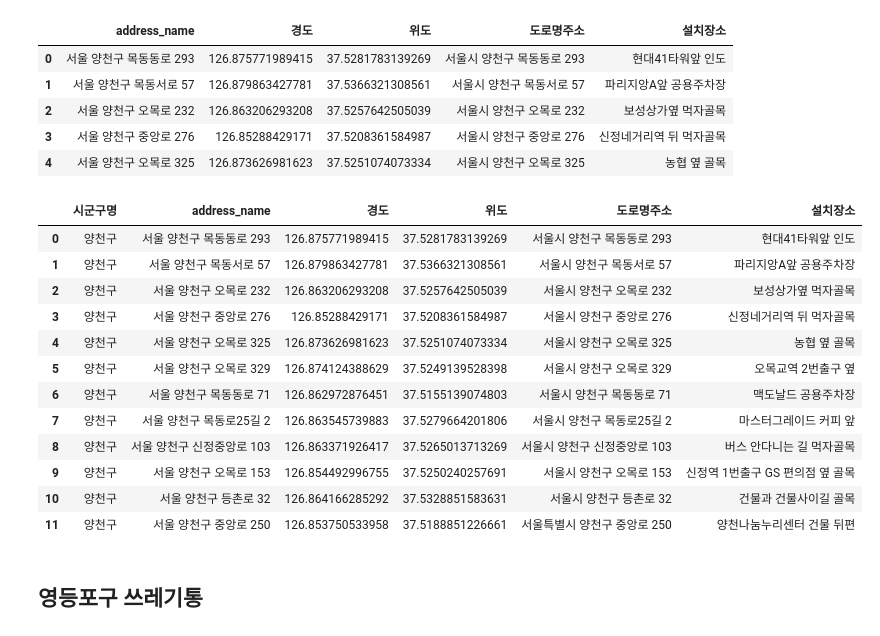
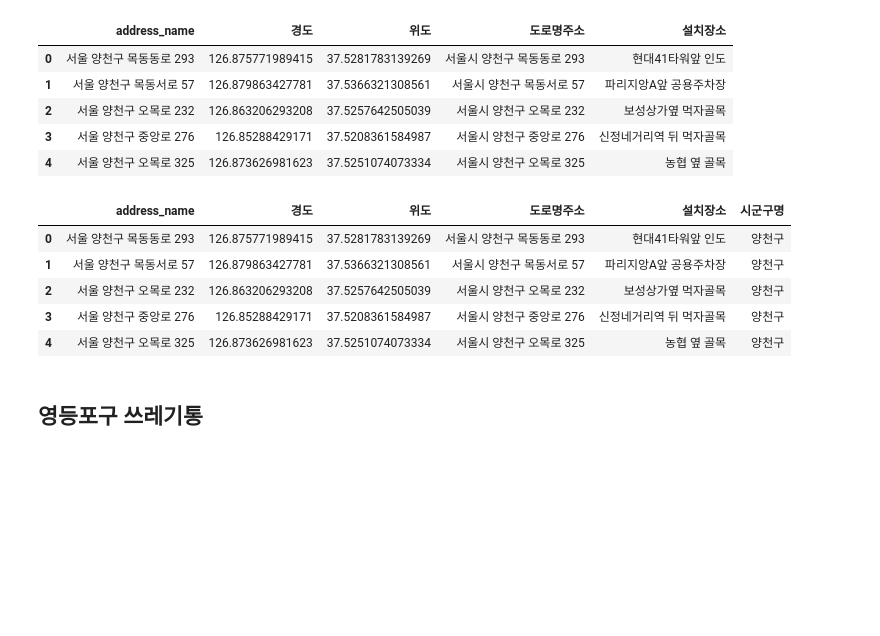
Before and after one commit to HyenC/CigaretteButtBins, a Jupyter notebook: 쓰레기통위경도매칭.ipynb, the cells around one changed output. Drawn from its saved outputs; the diff is of its cells as text; code cells hidden in the pictures; blank space fills up the shorter version.

```diff
--- a/쓰레기통위경도매칭.ipynb
+++ b/쓰레기통위경도매칭.ipynb
@@ -556,20 +521,14 @@ yangcheon_m.head()
 yangcheon_m['시군구명'] = '양천구'
 # %%
 yangcheon_m[['시군구명', 'address_name', '경도', '위도', '도로명주소', '설치장소']]
+yangcheon_m.head()
 # %% [output]
-|  | 시군구명 | address_name | 경도 | 위도 | 도로명주소 | 설치장소 |
-| 0 | 양천구 | 서울 양천구 목동동로 293 | 126.875771989415 | 37.5281783139269 | 서울시 양천구 목동동로 293 | 현대41타워앞 인도 |
-| 1 | 양천구 | 서울 양천구 목동서로 57 | 126.879863427781 | 37.5366321308561 | 서울시 양천구 목동서로 57 | 파리지앙A앞 공용주차장 |
-| 2 | 양천구 | 서울 양천구 오목로 232 | 126.863206293208 | 37.5257642505039 | 서울시 양천구 오목로 232 | 보성상가옆 먹자골목 |
-| 3 | 양천구 | 서울 양천구 중앙로 276 | 126.85288429171 | 37.5208361584987 | 서울시 양천구 중앙로 276 | 신정네거리역 뒤 먹자골목 |
-| 4 | 양천구 | 서울 양천구 오목로 325 | 126.873626981623 | 37.5251074073334 | 서울시 양천구 오목로 325 | 농협 옆 골목 |
-| 5 | 양천구 | 서울 양천구 오목로 329 | 126.874124388629 | 37.5249139528398 | 서울시 양천구 오목로 329 | 오목교역 2번출구 옆 |
-| 6 | 양천구 | 서울 양천구 목동동로 71 | 126.862972876451 | 37.5155139074803 | 서울시 양천구 목동동로 71 | 맥도날드 공용주차장 |
-| 7 | 양천구 | 서울 양천구 목동로25길 2 | 126.863545739883 | 37.5279664201806 | 서울시 양천구 목동로25길 2 | 마스터그레이드 커피 앞 |
-| 8 | 양천구 | 서울 양천구 신정중앙로 103 | 126.863371926417 | 37.5265013713269 | 서울시 양천구 신정중앙로 103 | 버스 안다니는 길 먹자골목 |
-| 9 | 양천구 | 서울 양천구 오목로 153 | 126.854492996755 | 37.5250240257691 | 서울시 양천구 오목로 153 | 신정역 1번출구 GS 편의점 옆 골목 |
-| 10 | 양천구 | 서울 양천구 등촌로 32 | 126.864166285292 | 37.5328851583631 | 서울시 양천구 등촌로 32 | 건물과 건물사이길 골목 |
-| 11 | 양천구 | 서울 양천구 중앙로 250 | 126.853750533958 | 37.5188851226661 | 서울특별시 양천구 중앙로 250 | 양천나눔누리센터 건물 뒤편 |
+|  | address_name | 경도 | 위도 | 도로명주소 | 설치장소 | 시군구명 |
+| 0 | 서울 양천구 목동동로 293 | 126.875771989415 | 37.5281783139269 | 서울시 양천구 목동동로 293 | 현대41타워앞 인도 | 양천구 |
+| 1 | 서울 양천구 목동서로 57 | 126.879863427781 | 37.5366321308561 | 서울시 양천구 목동서로 57 | 파리지앙A앞 공용주차장 | 양천구 |
+| 2 | 서울 양천구 오목로 232 | 126.863206293208 | 37.5257642505039 | 서울시 양천구 오목로 232 | 보성상가옆 먹자골목 | 양천구 |
+| 3 | 서울 양천구 중앙로 276 | 126.85288429171 | 37.5208361584987 | 서울시 양천구 중앙로 276 | 신정네거리역 뒤 먹자골목 | 양천구 |
+| 4 | 서울 양천구 오목로 325 | 126.873626981623 | 37.5251074073334 | 서울시 양천구 오목로 325 | 농협 옆 골목 | 양천구 |
 # %%
 yangcheon_m.to_csv('data/쓰레기통_위경도/양천구_담배꽁초쓰레기통_위경도.csv', index=False)
 # %% [markdown]
```
Also changed, not shown: parts of 17 cells of this notebook.
